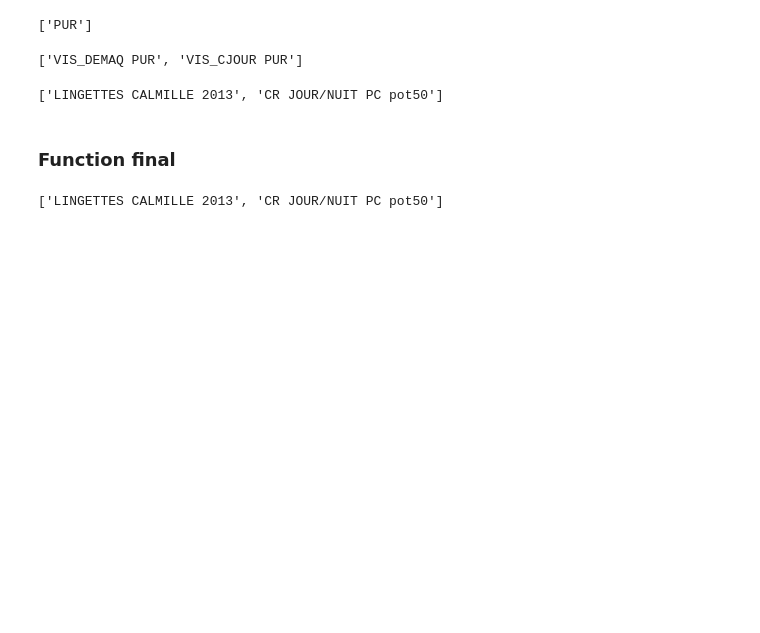
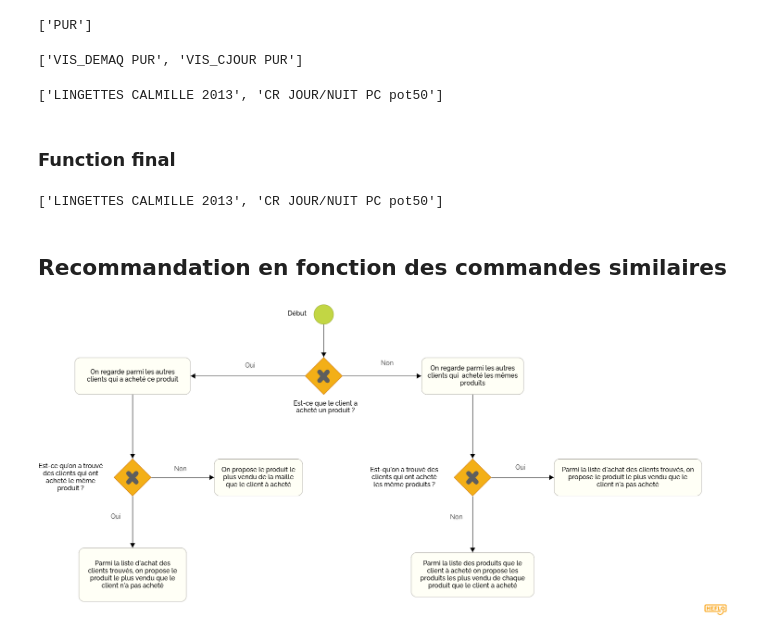
Before and after one commit to Estiennejeremy/T-DAT-901, a Jupyter notebook: recommander.ipynb, the cells around one changed output. Cells and saved outputs as stored; diff of their text form; code cells hidden in the pictures; blank space fills up the shorter version.

Commit message:
Init recommande par commandes similaires

```diff
--- a/recommander.ipynb
+++ b/recommander.ipynb
@@ -547,3 +547,5 @@ def get_products_recommendation(client_id):
 get_products_recommendation(997048505)
 # %% [output]
 ['LINGETTES CALMILLE 2013', 'CR JOUR/NUIT PC pot50']
+# %% [markdown]
+## Recommandation en fonction des commandes similaires
@@ -549,0 +554,5 @@ get_products_recommendation(997048505)
+# %%
+from IPython.display import Image
+Image(filename='Recommandation en fonction des commandes similaires Diagramme.png')
+# %% [output]
+[figure, added]
```
Also changed, not shown: parts of 4 cells of this notebook, 2 other files.
